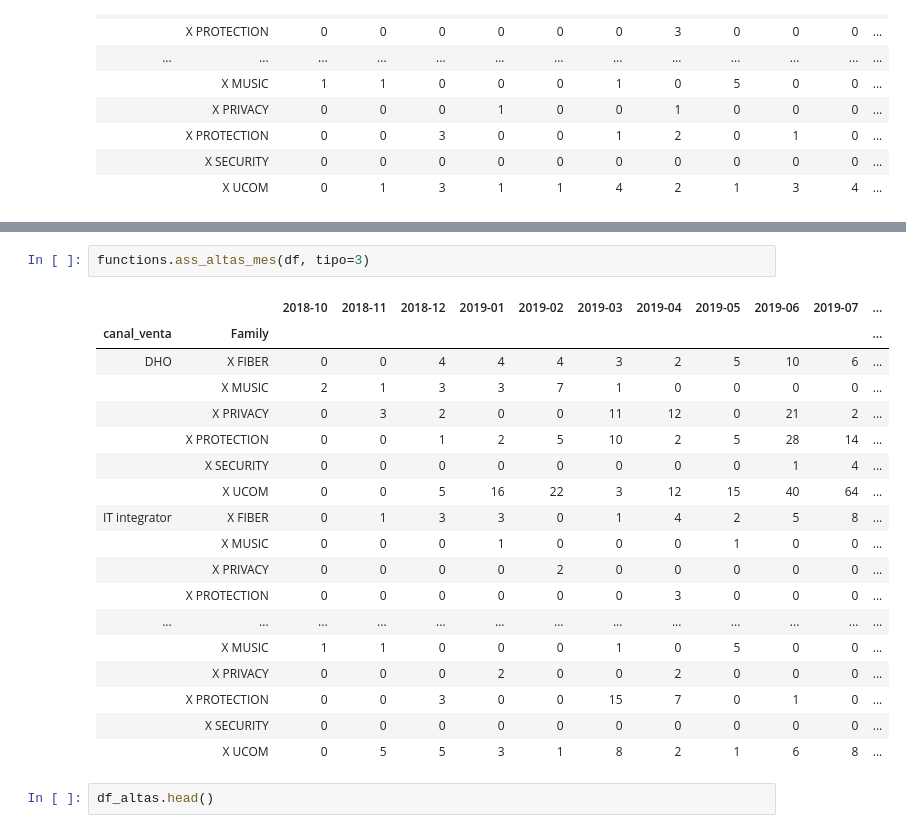
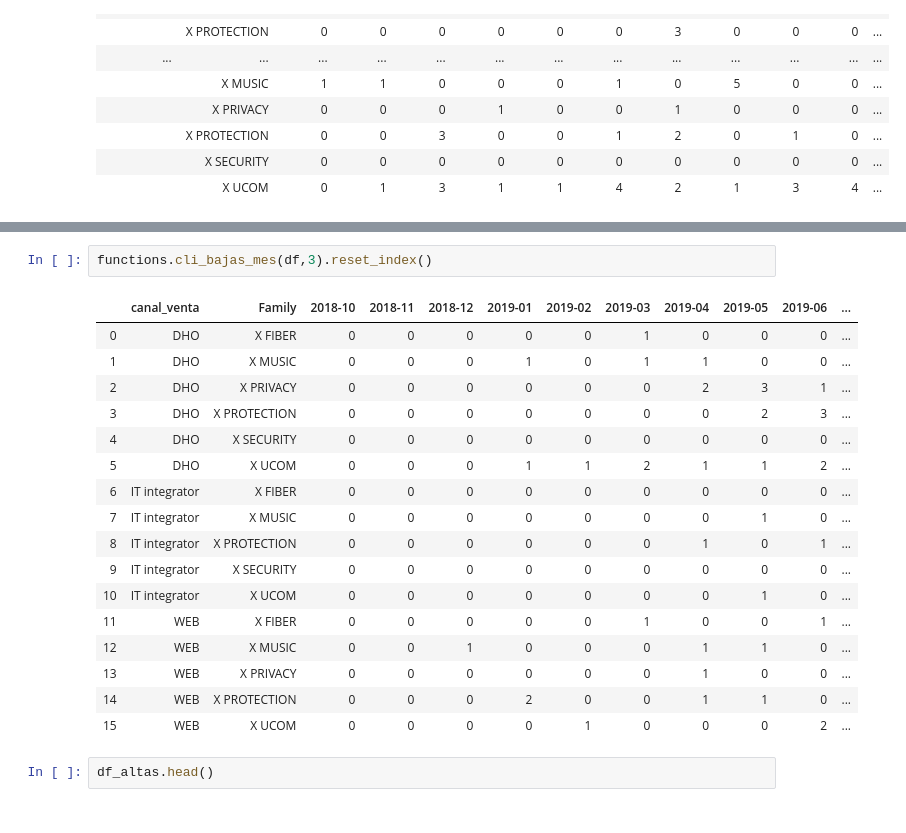
Before and after one commit to mariaadradosr/PyCartera, a Jupyter notebook: Final_PyCartera.ipynb, the cells around one changed output, grey strips where cells are left out. Drawn from its saved outputs; the diff is of its cells as text.

```diff
--- a/Final_PyCartera.ipynb
+++ b/Final_PyCartera.ipynb
@@ -109,26 +122,25 @@ functions.ass_altas_mes(df,5)
 |  | X SECURITY | X Security Monosede 200 | 0 | 0 | 0 | 0 | 0 | 0 | 0 | 0 | ... |
 |  | X UCOM | Teamwork+PBX | 0 | 5 | 5 | 3 | 1 | 8 | 2 | 1 | ... |
 # %%
-functions.ass_altas_mes(df, tipo=3)
+functions.cli_bajas_mes(df,3).reset_index()
 # %% [output]
-|  |  | 2018-10 | 2018-11 | 2018-12 | 2019-01 | 2019-02 | 2019-03 | 2019-04 | 2019-05 | 2019-06 | 2019-07 | ... |
-| canal_venta | Family |  |  |  |  |  |  |  |  |  |  | ... |
-| DHO | X FIBER | 0 | 0 | 4 | 4 | 4 | 3 | 2 | 5 | 10 | 6 | ... |
-|  | X MUSIC | 2 | 1 | 3 | 3 | 7 | 1 | 0 | 0 | 0 | 0 | ... |
-|  | X PRIVACY | 0 | 3 | 2 | 0 | 0 | 11 | 12 | 0 | 21 | 2 | ... |
-|  | X PROTECTION | 0 | 0 | 1 | 2 | 5 | 10 | 2 | 5 | 28 | 14 | ... |
-|  | X SECURITY | 0 | 0 | 0 | 0 | 0 | 0 | 0 | 0 | 1 | 4 | ... |
-|  | X UCOM | 0 | 0 | 5 | 16 | 22 | 3 | 12 | 15 | 40 | 64 | ... |
-| IT integrator | X FIBER | 0 | 1 | 3 | 3 | 0 | 1 | 4 | 2 | 5 | 8 | ... |
-|  | X MUSIC | 0 | 0 | 0 | 1 | 0 | 0 | 0 | 1 | 0 | 0 | ... |
-|  | X PRIVACY | 0 | 0 | 0 | 0 | 2 | 0 | 0 | 0 | 0 | 0 | ... |
-|  | X PROTECTION | 0 | 0 | 0 | 0 | 0 | 0 | 3 | 0 | 0 | 0 | ... |
-| ... | ... | ... | ... | ... | ... | ... | ... | ... | ... | ... | ... | ... |
-|  | X MUSIC | 1 | 1 | 0 | 0 | 0 | 1 | 0 | 5 | 0 | 0 | ... |
-|  | X PRIVACY | 0 | 0 | 0 | 2 | 0 | 0 | 2 | 0 | 0 | 0 | ... |
-|  | X PROTECTION | 0 | 0 | 3 | 0 | 0 | 15 | 7 | 0 | 1 | 0 | ... |
-|  | X SECURITY | 0 | 0 | 0 | 0 | 0 | 0 | 0 | 0 | 0 | 0 | ... |
-|  | X UCOM | 0 | 5 | 5 | 3 | 1 | 8 | 2 | 1 | 6 | 8 | ... |
+|  | canal_venta | Family | 2018-10 | 2018-11 | 2018-12 | 2019-01 | 2019-02 | 2019-03 | 2019-04 | 2019-05 | 2019-06 | ... |
+| 0 | DHO | X FIBER | 0 | 0 | 0 | 0 | 0 | 1 | 0 | 0 | 0 | ... |
+| 1 | DHO | X MUSIC | 0 | 0 | 0 | 1 | 0 | 1 | 1 | 0 | 0 | ... |
+| 2 | DHO | X PRIVACY | 0 | 0 | 0 | 0 | 0 | 0 | 2 | 3 | 1 | ... |
+| 3 | DHO | X PROTECTION | 0 | 0 | 0 | 0 | 0 | 0 | 0 | 2 | 3 | ... |
+| 4 | DHO | X SECURITY | 0 | 0 | 0 | 0 | 0 | 0 | 0 | 0 | 0 | ... |
+| 5 | DHO | X UCOM | 0 | 0 | 0 | 1 | 1 | 2 | 1 | 1 | 2 | ... |
+| 6 | IT integrator | X FIBER | 0 | 0 | 0 | 0 | 0 | 0 | 0 | 0 | 0 | ... |
+| 7 | IT integrator | X MUSIC | 0 | 0 | 0 | 0 | 0 | 0 | 0 | 1 | 0 | ... |
+| 8 | IT integrator | X PROTECTION | 0 | 0 | 0 | 0 | 0 | 0 | 1 | 0 | 1 | ... |
+| 9 | IT integrator | X SECURITY | 0 | 0 | 0 | 0 | 0 | 0 | 0 | 0 | 0 | ... |
+| 10 | IT integrator | X UCOM | 0 | 0 | 0 | 0 | 0 | 0 | 0 | 1 | 0 | ... |
+| 11 | WEB | X FIBER | 0 | 0 | 0 | 0 | 0 | 1 | 0 | 0 | 1 | ... |
+| 12 | WEB | X MUSIC | 0 | 0 | 1 | 0 | 0 | 0 | 1 | 1 | 0 | ... |
+| 13 | WEB | X PRIVACY | 0 | 0 | 0 | 0 | 0 | 0 | 1 | 0 | 0 | ... |
+| 14 | WEB | X PROTECTION | 0 | 0 | 0 | 2 | 0 | 0 | 1 | 1 | 0 | ... |
+| 15 | WEB | X UCOM | 0 | 0 | 0 | 0 | 1 | 0 | 0 | 0 | 2 | ... |
 # %%
 df_altas.head()
 # %% [output]
```
Also changed, not shown: parts of 2 cells of this notebook, 18 other files.
